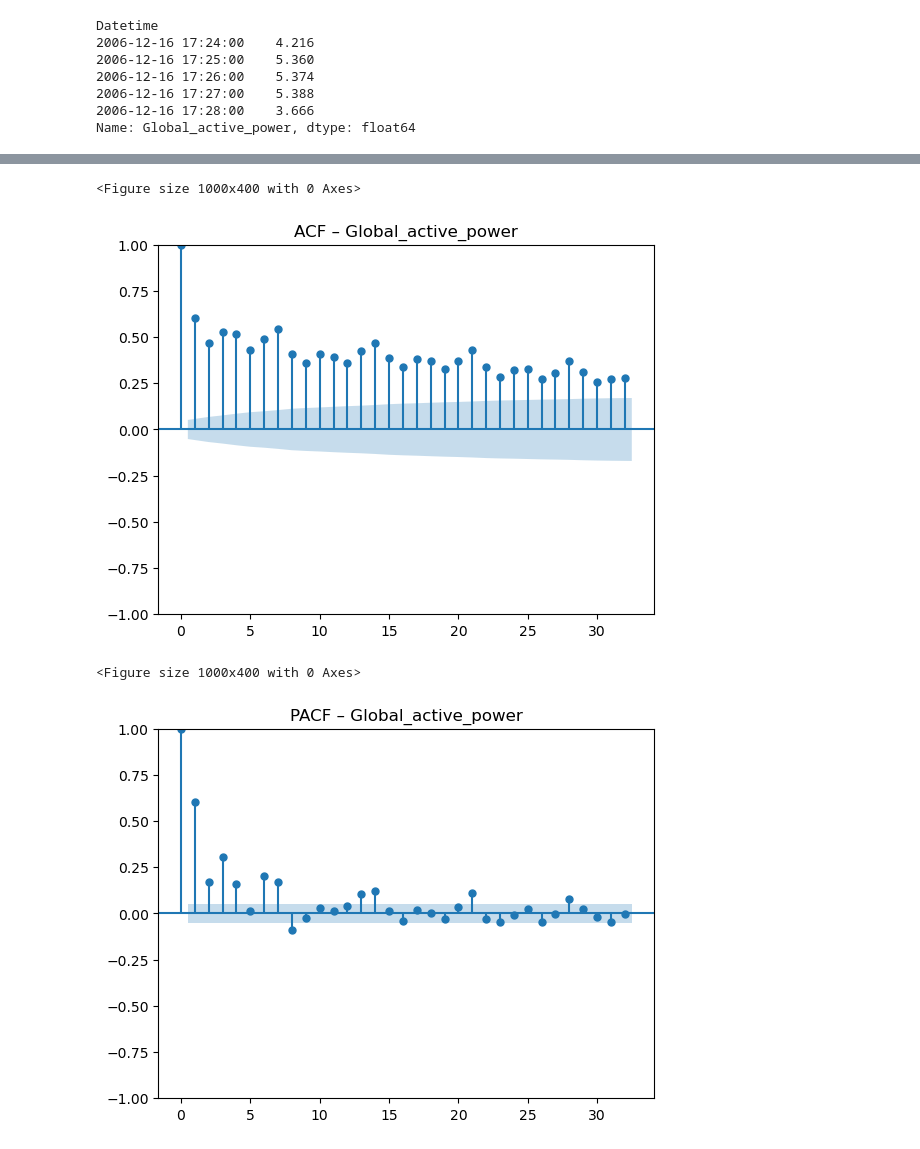
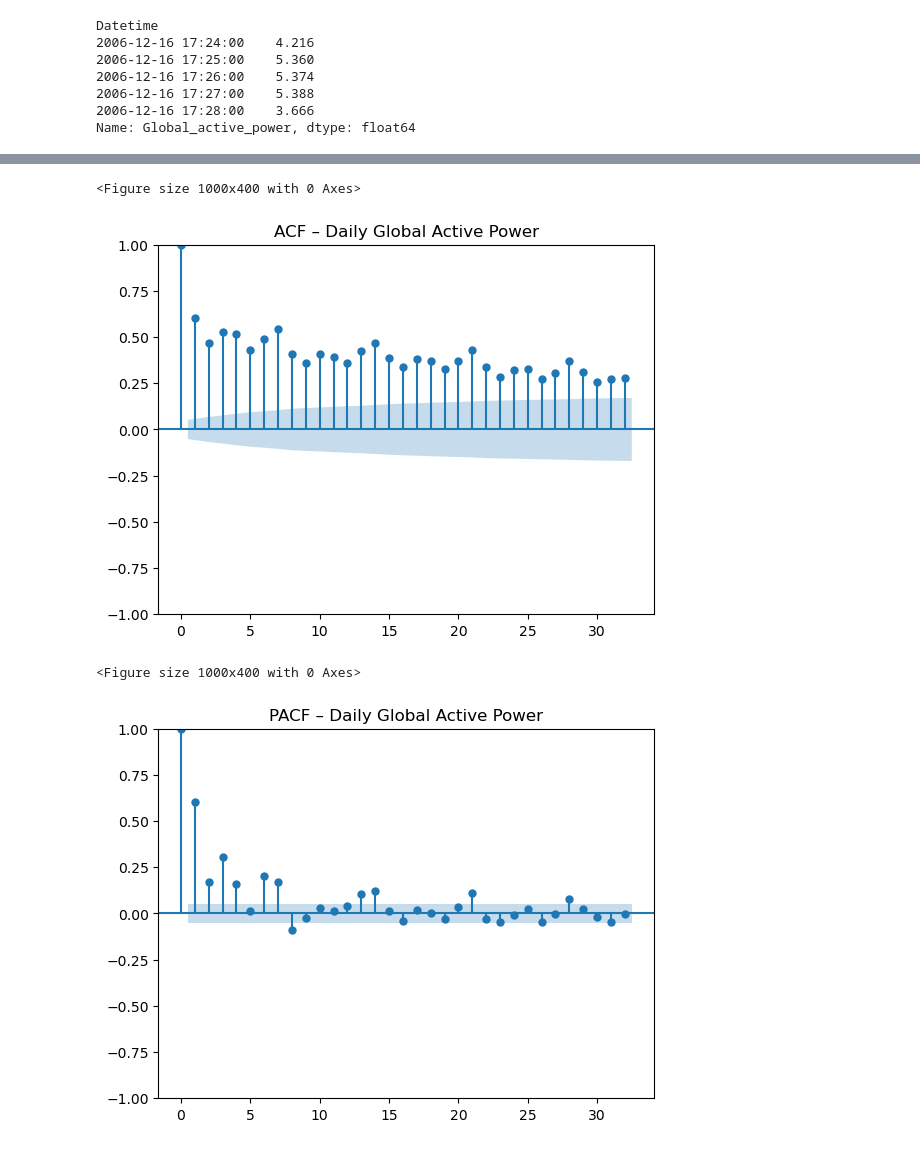
Before and after one commit to JingC5/DS4420_Final_Project, a Jupyter notebook: time_series.ipynb, the cells around one changed output, grey strips where cells are left out. Cells and saved outputs as stored; diff of their text form; code cells hidden in the pictures.

```diff
--- a/time_series.ipynb
+++ b/time_series.ipynb
@@ -7,7 +8,7 @@ import pandas as pd
 import matplotlib.pyplot as plt
 # %%
 #load dataset from cleaning notebook
-df = pd.read_csv("household_power_cleaned.csv", parse_dates=["Datetime"], index_col="Datetime")
+df = pd.read_csv("household_power_cleaned.csv.zip", parse_dates=["Datetime"], index_col="Datetime")
 
 #target variable
 power_df = df["Global_active_power"].copy()
@@ -31,9 +32,10 @@ print("Hourly length:", len(hourly))
 print("Daily length:", len(daily))
 
 #choose metric to model
-#ts = hourly.dropna()
-ts = daily.dropna()
-ts.head()
+tsh = hourly.dropna()
+tsd = daily.dropna()
+print(tsh.head())
+print(tsd.head())
 # %% [output]
 Original length: 2049280
 Hourly length: 34589
@@ -59,18 +127,18 @@ plt.show()
 # %%
 from statsmodels.graphics.tsaplots import plot_acf, plot_pacf
 
-#daily averages
-series_for_lags = ts
+#daily lag analysis
+series_for_lags_d = tsd
 
 plt.figure(figsize=(10, 4))
-plot_acf(series_for_lags, title="ACF – Global_active_power")
+plot_acf(series_for_lags_d, title="ACF – Daily Global Active Power")
 plt.show()
 
 plt.figure(figsize=(10, 4))
-plot_pacf(series_for_lags, title="PACF – Global_active_power")
+plot_pacf(series_for_lags_d, title="PACF – Daily Global Active Power")
 plt.show()
 # %% [output]
 <Figure size 1000x400 with 0 Axes>
-[figure, old version]
+[figure, new version]
 <Figure size 1000x400 with 0 Axes>
-[figure, old version]
+[figure, new version]
```
Also changed, not shown: parts of 16 cells of this notebook, 3 other files.
